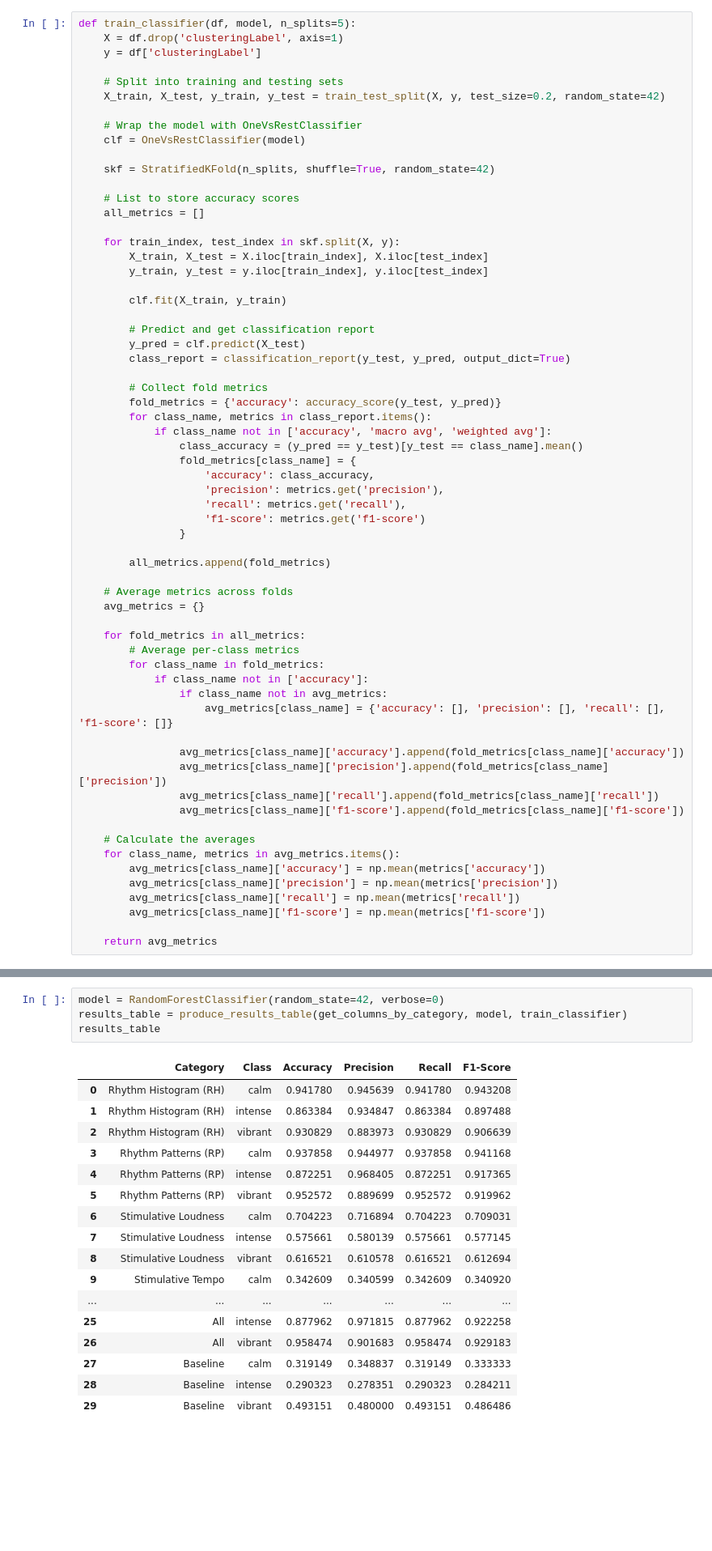
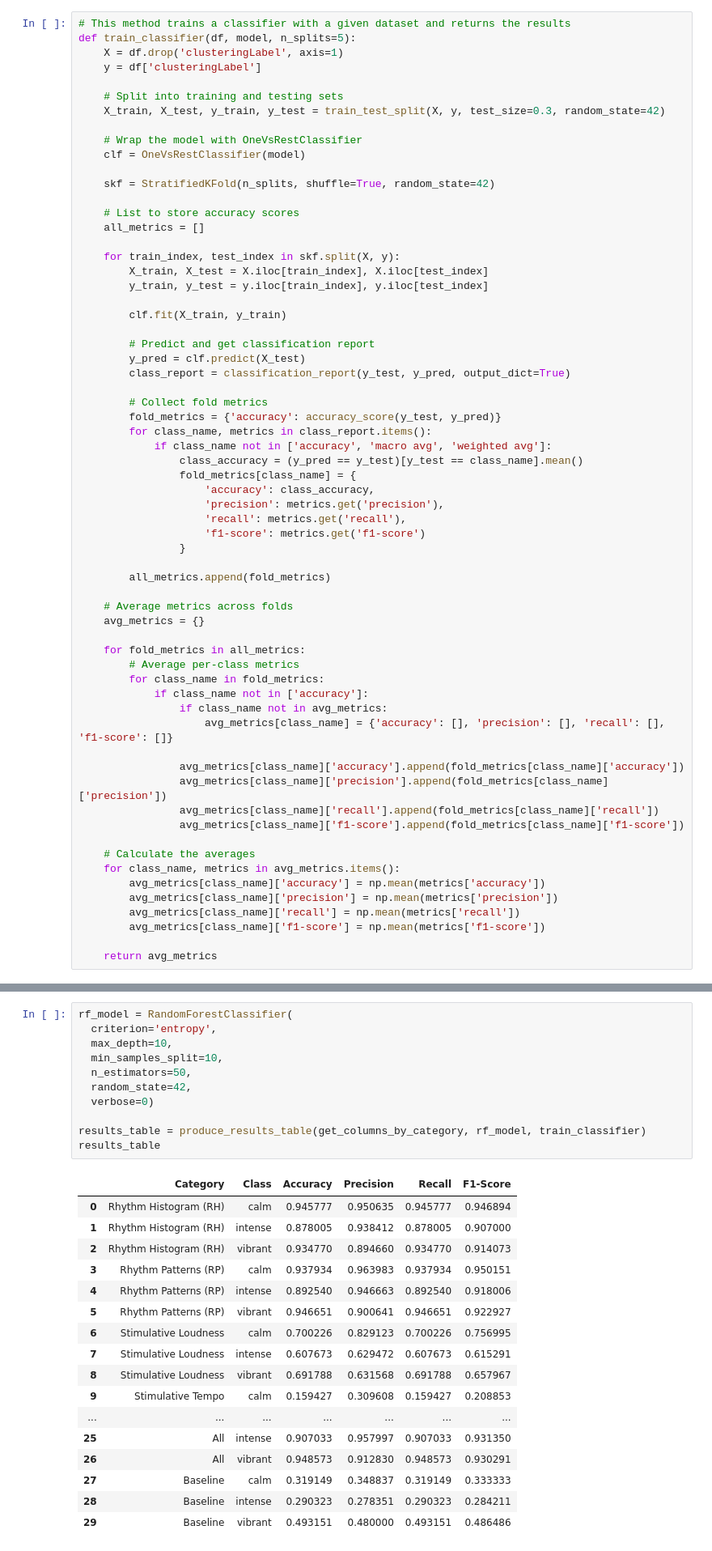
Before and after one commit to miketheofan/msc-in-data-science, a Jupyter notebook: pepmusic_assignment.ipynb, the cells around one changed output, grey strips where cells are left out. Shown: that part at 81% size. Saved outputs shown, nothing was run; the diff lists cells and outputs as text; blank space fills up the shorter version.

```diff
--- a/pepmusic_assignment.ipynb
+++ b/pepmusic_assignment.ipynb
@@ -676,12 +715,13 @@ def produce_results_table(get_columns_by_category, model, train_classifier_func,
     # Convert the list of rows into a DataFrame and return it
     return pd.DataFrame(results)
 # %%
+# This method trains a classifier with a given dataset and returns the results
 def train_classifier(df, model, n_splits=5):
     X = df.drop('clusteringLabel', axis=1)
     y = df['clusteringLabel']
 
     # Split into training and testing sets
-    X_train, X_test, y_train, y_test = train_test_split(X, y, test_size=0.2, random_state=42)
+    X_train, X_test, y_train, y_test = train_test_split(X, y, test_size=0.3, random_state=42)
 
     # Wrap the model with OneVsRestClassifier
     clf = OneVsRestClassifier(model)
@@ -801,22 +811,29 @@ def train_classifier(df, model, n_splits=5):
 # %%
-model = RandomForestClassifier(random_state=42, verbose=0)
-results_table = produce_results_table(get_columns_by_category, model, train_classifier)
+rf_model = RandomForestClassifier(
+  criterion='entropy',
+  max_depth=10,
+  min_samples_split=10,
+  n_estimators=50,
+  random_state=42,
+  verbose=0)
+
+results_table = produce_results_table(get_columns_by_category, rf_model, train_classifier)
 results_table
 # %% [output]
 |  | Category | Class | Accuracy | Precision | Recall | F1-Score |
-| 0 | Rhythm Histogram (RH) | calm | 0.941780 | 0.945639 | 0.941780 | 0.943208 |
-| 1 | Rhythm Histogram (RH) | intense | 0.863384 | 0.934847 | 0.863384 | 0.897488 |
-| 2 | Rhythm Histogram (RH) | vibrant | 0.930829 | 0.883973 | 0.930829 | 0.906639 |
-| 3 | Rhythm Patterns (RP) | calm | 0.937858 | 0.944977 | 0.937858 | 0.941168 |
-| 4 | Rhythm Patterns (RP) | intense | 0.872251 | 0.968405 | 0.872251 | 0.917365 |
-| 5 | Rhythm Patterns (RP) | vibrant | 0.952572 | 0.889699 | 0.952572 | 0.919962 |
-| 6 | Stimulative Loudness | calm | 0.704223 | 0.716894 | 0.704223 | 0.709031 |
-| 7 | Stimulative Loudness | intense | 0.575661 | 0.580139 | 0.575661 | 0.577145 |
-| 8 | Stimulative Loudness | vibrant | 0.616521 | 0.610578 | 0.616521 | 0.612694 |
-| 9 | Stimulative Tempo | calm | 0.342609 | 0.340599 | 0.342609 | 0.340920 |
+| 0 | Rhythm Histogram (RH) | calm | 0.945777 | 0.950635 | 0.945777 | 0.946894 |
+| 1 | Rhythm Histogram (RH) | intense | 0.878005 | 0.938412 | 0.878005 | 0.907000 |
+| 2 | Rhythm Histogram (RH) | vibrant | 0.934770 | 0.894660 | 0.934770 | 0.914073 |
+| 3 | Rhythm Patterns (RP) | calm | 0.937934 | 0.963983 | 0.937934 | 0.950151 |
+| 4 | Rhythm Patterns (RP) | intense | 0.892540 | 0.946663 | 0.892540 | 0.918006 |
+| 5 | Rhythm Patterns (RP) | vibrant | 0.946651 | 0.900641 | 0.946651 | 0.922927 |
+| 6 | Stimulative Loudness | calm | 0.700226 | 0.829123 | 0.700226 | 0.756995 |
+| 7 | Stimulative Loudness | intense | 0.607673 | 0.629472 | 0.607673 | 0.615291 |
+| 8 | Stimulative Loudness | vibrant | 0.691788 | 0.631568 | 0.691788 | 0.657967 |
+| 9 | Stimulative Tempo | calm | 0.159427 | 0.309608 | 0.159427 | 0.208853 |
 | ... | ... | ... | ... | ... | ... | ... |
-| 25 | All | intense | 0.877962 | 0.971815 | 0.877962 | 0.922258 |
-| 26 | All | vibrant | 0.958474 | 0.901683 | 0.958474 | 0.929183 |
+| 25 | All | intense | 0.907033 | 0.957997 | 0.907033 | 0.931350 |
+| 26 | All | vibrant | 0.948573 | 0.912830 | 0.948573 | 0.930291 |
 | 27 | Baseline | calm | 0.319149 | 0.348837 | 0.319149 | 0.333333 |
 | 28 | Baseline | intense | 0.290323 | 0.278351 | 0.290323 | 0.284211 |
 | 29 | Baseline | vibrant | 0.493151 | 0.480000 | 0.493151 | 0.486486 |
```
Also changed, not shown: parts of 13 cells of this notebook, 1 other file.
